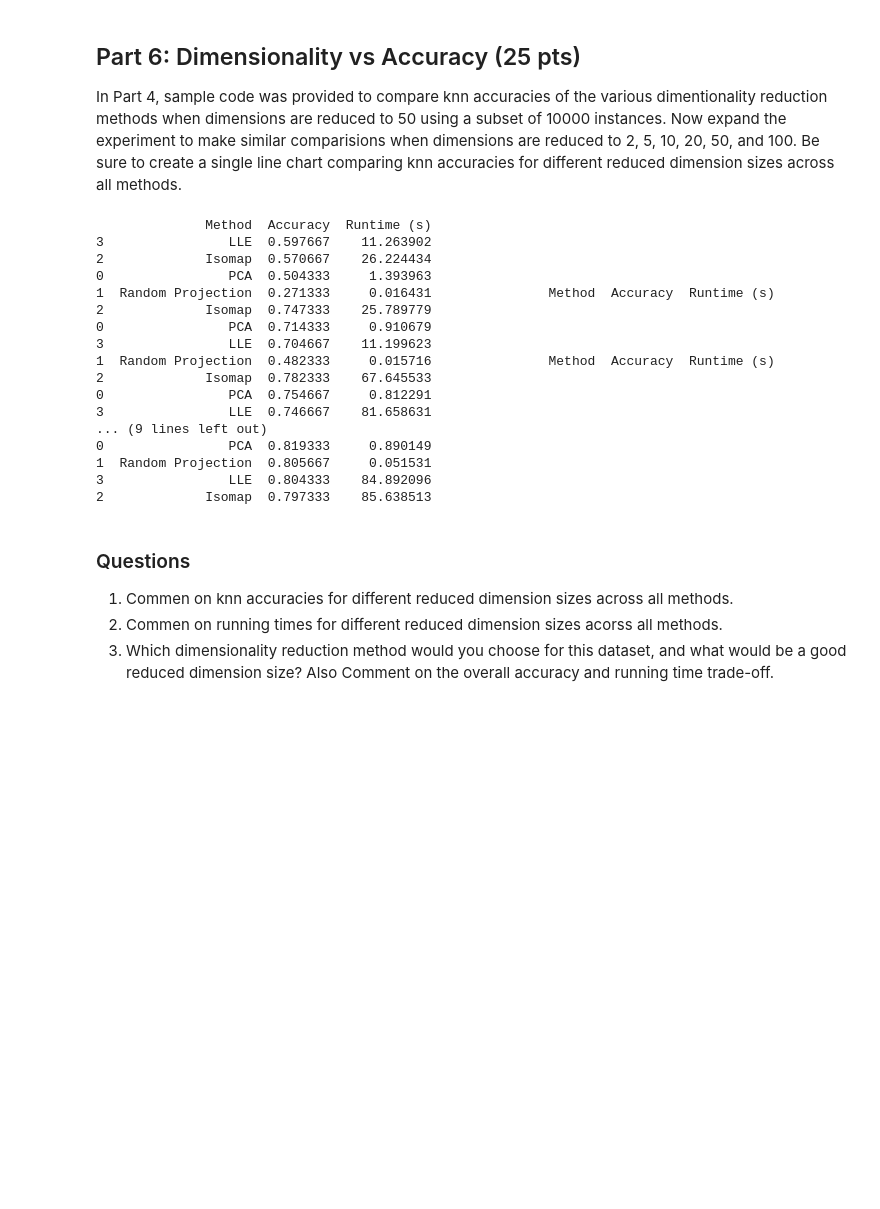
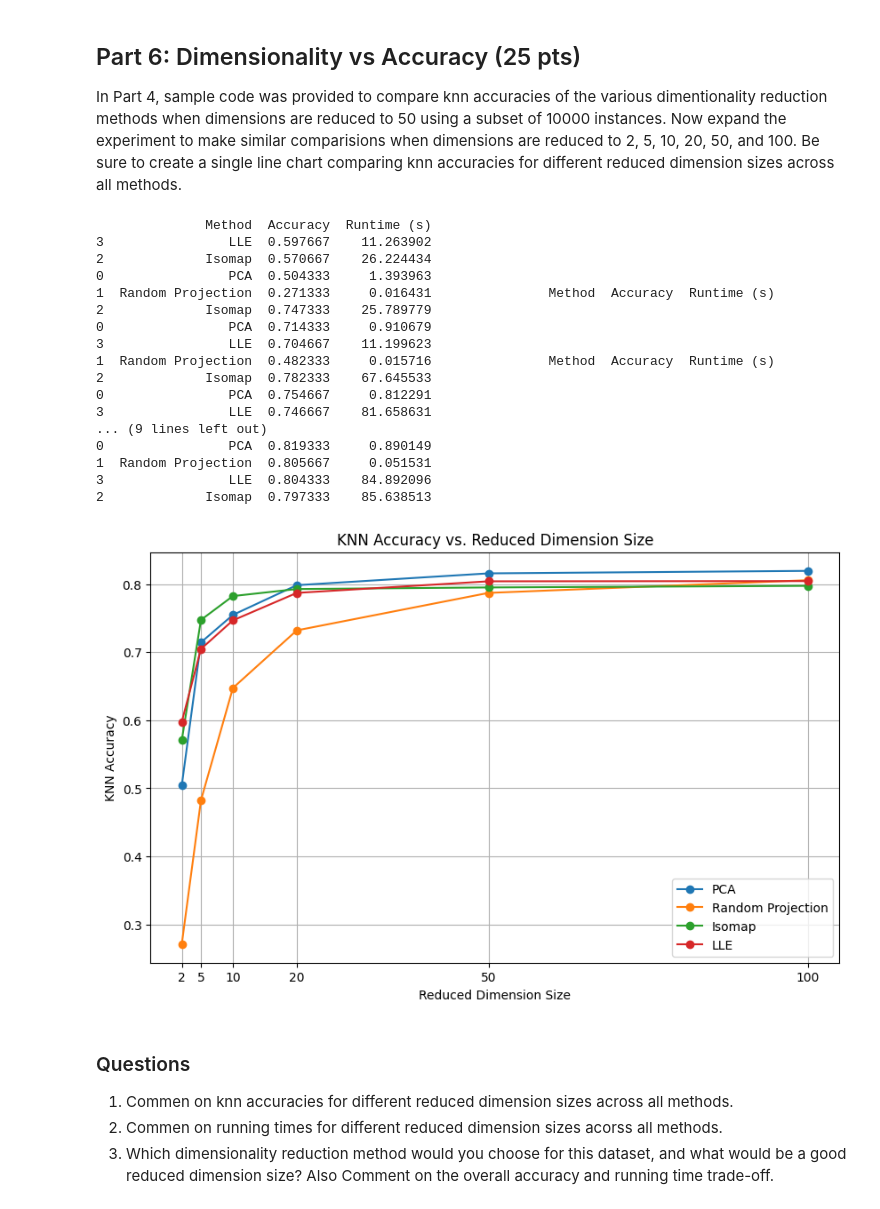
Before and after one commit to daniellekaye/4360_hw2, a Jupyter notebook: hw2.ipynb, the cells around one changed output. Saved outputs shown, nothing was run; the diff lists cells and outputs as text; code cells hidden in the pictures; blank space fills up the shorter version.

```diff
--- a/hw2.ipynb
+++ b/hw2.ipynb
@@ -355,25 +355,62 @@ for name, model in methods.items():
 
 dimension100 = pd.DataFrame(results, columns=["Method","Accuracy","Runtime (s)"]).sort_values("Accuracy", ascending=False)
 # %%
-print(dimension2)
+print(dimension2, dimension5, dimension10, dimension20, dimension50, dimension100)
+import matplotlib.pyplot as plt
+import pandas as pd
+
+dimensions = [2, 5, 10, 20, 50, 100]
+dfs = [dimension2, dimension5, dimension10, dimension20, dimension50, dimension100]
+
+# Combine accuracy results for each dimension
+accuracy_data = pd.DataFrame({
+    "Dimension": dimensions,
+    **{
+        method: [
+            df.loc[df["Method"] == method, "Accuracy"].iloc[0]
+            for df in dfs
+        ]
+        for method in ["PCA", "Random Projection", "Isomap", "LLE"]
+    }
+})
+
+# Plot
+plt.figure(figsize=(10, 6))
+
+for method in ["PCA", "Random Projection", "Isomap", "LLE"]:
+    plt.plot(
+        accuracy_data["Dimension"],
+        accuracy_data[method],
+        marker="o",
+        label=method
+    )
+
+plt.xlabel("Reduced Dimension Size")
+plt.ylabel("KNN Accuracy")
+plt.title("KNN Accuracy vs. Reduced Dimension Size")
+plt.xticks(dimensions)
+plt.legend()
+plt.grid(True)
+plt.show()
 # %% [output]
               Method  Accuracy  Runtime (s)
 3                LLE  0.597667    11.263902
 2             Isomap  0.570667    26.224434
 0                PCA  0.504333     1.393963
 1  Random Projection  0.271333     0.016431               Method  Accuracy  Runtime (s)
 2             Isomap  0.747333    25.789779
 0                PCA  0.714333     0.910679
 3                LLE  0.704667    11.199623
 1  Random Projection  0.482333     0.015716               Method  Accuracy  Runtime (s)
 2             Isomap  0.782333    67.645533
 0                PCA  0.754667     0.812291
 3                LLE  0.746667    81.658631
 ... (9 lines left out)
 0                PCA  0.819333     0.890149
 1  Random Projection  0.805667     0.051531
 3                LLE  0.804333    84.892096
 2             Isomap  0.797333    85.638513
+[figure, added]
 # %% [markdown]
 ### Questions
 1. Commen on knn accuracies for different reduced dimension sizes across all methods.
```
Also changed, not shown: parts of 1 cell of this notebook.
